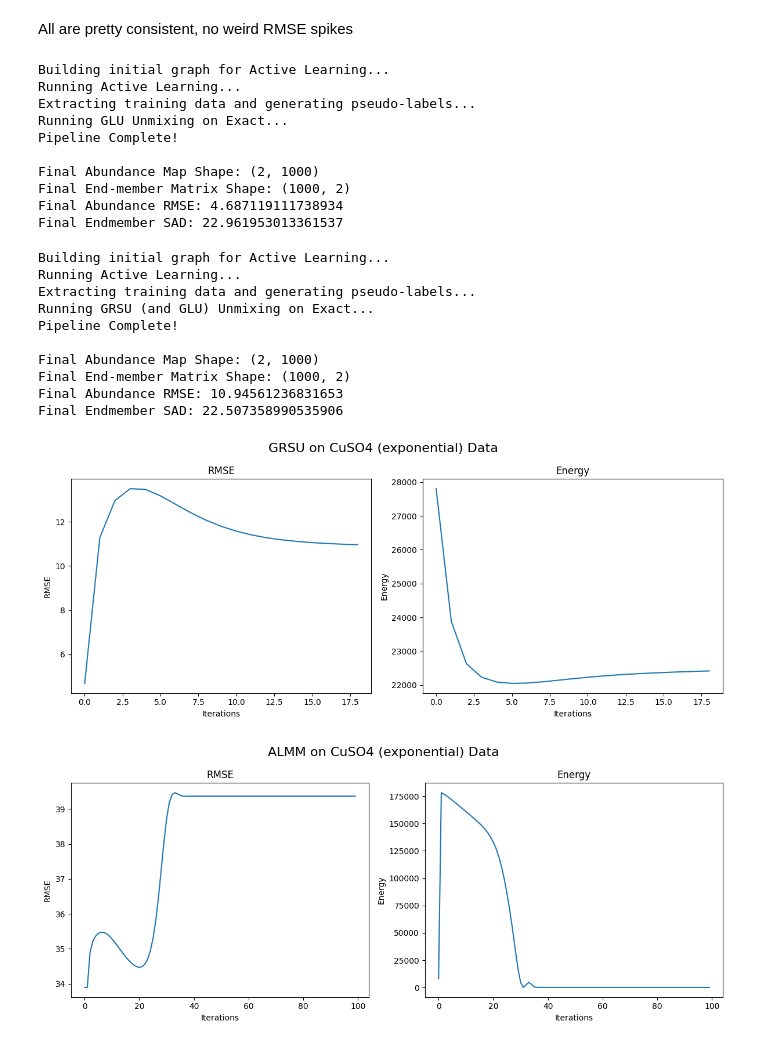
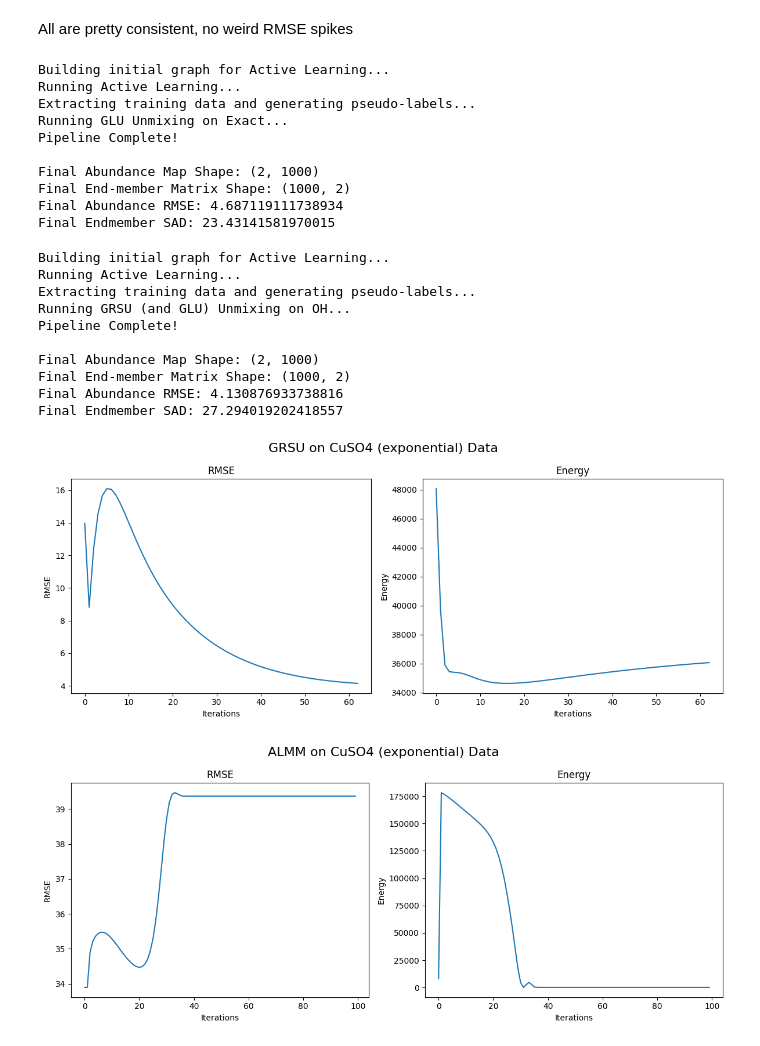
Before and after one commit to mtyler1059/Nearly-Blind-Hyperspectral-Unmixing, a Jupyter notebook: chem_experiments.ipynb, the cells around one changed output. Saved outputs shown, nothing was run; the diff lists cells and outputs as text; code cells hidden in the pictures.

```diff
--- a/chem_experiments.ipynb
+++ b/chem_experiments.ipynb
@@ -219,16 +327,23 @@ All are pretty consistent, no weird RMSE spikes
 # RMSE: 4.687118886663401
 #  SAD: 22.961953012775517
 
+# Exact
+# Best RMSE: 4.687118958152869
+# Best alpha: 10
+# Best lambda: 1
+# Best gamma: 0.01
+# Best rho: 0.01
+
 # Actual Run
 A_GLU_chem, S_GLU_chem, A_GLU_RMSE_chem, S_GLU_RMSE_chem = run_unmixing_pipeline_example(X = X_chem, A_gt = A_gt_chem, S_gt = S_gt_chem,
-                                                                                         N = 1000, iters = iters, alpha = 100.0, lam = 1.0, gamma = 0.01, rho = 0.01, m_0 = 2,
+                                                                                         N = 1000, iters = iters, alpha = 10.0, lam = 1.0, gamma = 0.01, rho = 0.01, m_0 = 2,
                                                                                          print_bool = True, OH_labels = False, GRSU_bool = False,
                                                                                          A_error = False, RMSE_plot = False, Energy_plot = False, title_0 = "GLU on CuSO4 (exponential) Data",
                                                                                          prep = None, array_plots = False)
 
 # Energy
 GLU_chem_energy, __, __, __ = run_unmixing_pipeline_example(X = X_chem, A_gt = A_gt_chem, S_gt = S_gt_chem,
-                                                            N = 1000, iters = iters, alpha = 100.0, lam = 1.0, gamma = 0.01, rho = 0.01, m_0 = 2,
+                                                            N = 1000, iters = iters, alpha = 10.0, lam = 1.0, gamma = 0.01, rho = 0.01, m_0 = 2,
                                                             print_bool = False, OH_labels = False, GRSU_bool = False,
                                                             A_error = False, RMSE_plot = False, Energy_plot = False, title_0 = "GLU on CuSO4 (exponential) Data",
                                                             prep = None, array_plots = True)
@@ -242,43 +357,50 @@ Pipeline Complete!
 Final Abundance Map Shape: (2, 1000)
 Final End-member Matrix Shape: (1000, 2)
 Final Abundance RMSE: 4.687119111738934
-Final Endmember SAD: 22.961953013361537
+Final Endmember SAD: 23.43141581970015
 # %%
 # GRSU (Exact)
 # ==========
 # Best RMSE + SAD: 33.452971418382745
 # Best alpha: 10
 # Best lambda: 5000
 # Best gamma: 0.01
 # Best rho: 10.0
 # RMSE: 10.945612399866981
 #  SAD: 22.50735901851576
 
+# OH
+# Best RMSE: 4.130876954718804
+# Best alpha: 10
+# Best lambda: 5000
+# Best gamma: 0.01
+# Best rho: 1.0
+
 # Actual Run
 A_GRSU_chem, S_GRSU_chem, A_GRSU_RMSE_chem, S_GRSU_RMSE_chem = run_unmixing_pipeline_example(X = X_chem, A_gt = A_gt_chem, S_gt = S_gt_chem,
-                                                                                         N = 1000, iters = iters, alpha = 10.0, lam = 5000.0, gamma = 0.01, rho = 10.0, m_0 = 2,
-                                                                                         print_bool = True, OH_labels = False, GRSU_bool = True,
+                                                                                         N = 1000, iters = iters, alpha = 10.0, lam = 5000.0, gamma = 0.01, rho = 1.0, m_0 = 2,
+                                                                                         print_bool = True, OH_labels = True, GRSU_bool = True,
                                                                                          A_error = False, RMSE_plot = False, Energy_plot = False, title_0 = "GRSU on CuSO4 (exponential) Data",
                                                                                          prep = None, array_plots = False)
 
 # Error and Energy arrays
 GRSU_chem_RMSE, GRSU_chem_energy, __, __ = run_unmixing_pipeline_example(X = X_chem, A_gt = A_gt_chem, S_gt = S_gt_chem,
-                                                                        N = 1000, iters = iters, alpha = 10.0, lam = 5000.0, gamma = 0.01, rho = 10.0, m_0 = 2,
-                                                                        print_bool = False, OH_labels = False, GRSU_bool = True,
+                                                                        N = 1000, iters = iters, alpha = 10.0, lam = 5000.0, gamma = 0.01, rho = 1.0, m_0 = 2,
+                                                                        print_bool = False, OH_labels = True, GRSU_bool = True,
                                                                         A_error = False, RMSE_plot = True, Energy_plot = True, title_0 = "GRSU on CuSO4 (exponential) Data",
                                                                         prep = None, array_plots = True)
 # %% [output]
 Building initial graph for Active Learning...
 Running Active Learning...
 Extracting training data and generating pseudo-labels...
-Running GRSU (and GLU) Unmixing on Exact...
+Running GRSU (and GLU) Unmixing on OH...
 Pipeline Complete!
 
 Final Abundance Map Shape: (2, 1000)
 Final End-member Matrix Shape: (1000, 2)
-Final Abundance RMSE: 10.94561236831653
-Final Endmember SAD: 22.507358990535906
+Final Abundance RMSE: 4.130876933738816
+Final Endmember SAD: 27.294019202418557
-[figure, old version]
+[figure, new version]
 # %%
 # ALMM
 # ==========
```
Also changed, not shown: parts of 25 cells of this notebook, 4 other files.
